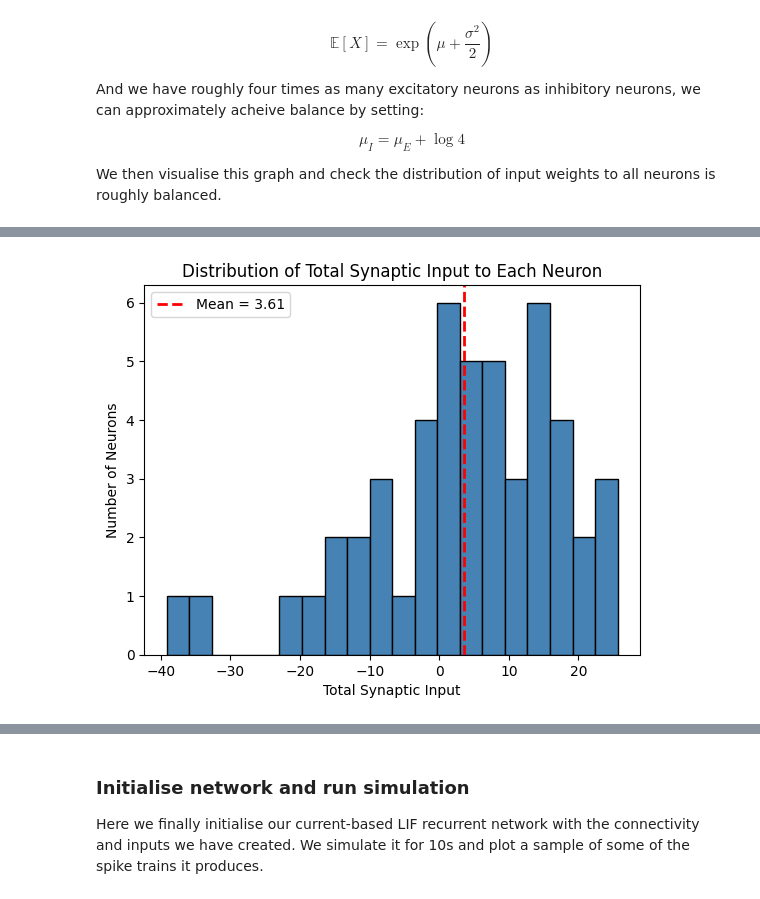
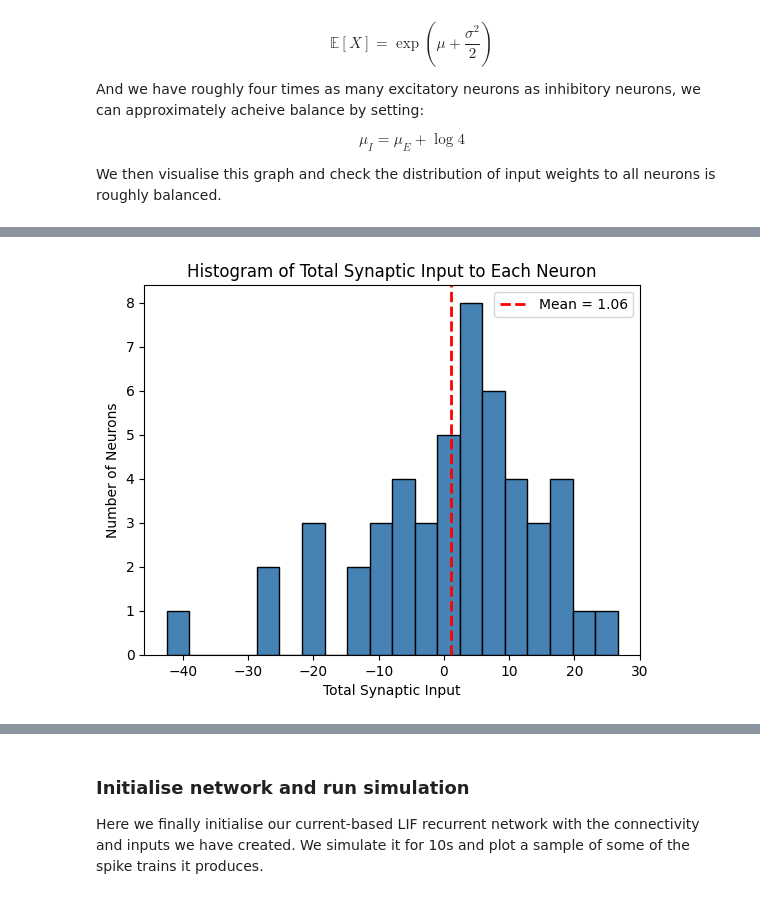
Before and after one commit to rory-bedford/connectome-snns, a Jupyter notebook: notebooks/generating-spiketrains-example.ipynb, the cells around one changed output, grey strips where cells are left out. Saved outputs shown, nothing was run; the diff lists cells and outputs as text; code cells hidden in the pictures.

```diff
--- a/notebooks/generating-spiketrains-example.ipynb
+++ b/notebooks/generating-spiketrains-example.ipynb
@@ -29,0 +32,3 @@ Repository root: /home/bedfrory/Documents/connectome-snns
+# %%
+# Load network parameters from CSV
+params_df = pd.read_csv(repo_root / "parameters" / "Dp-default.csv", comment="#")
@@ -38,9 +123,10 @@ We then visualise this graph. Note that the assembly structure is not obvious be
 # %%
+# Generate assembly-based connectivity graph and neuron types
 connectivity_graph, neuron_types = topology_generators.assembly_generator(
-    n_nodes=50,
-    n_assemblies=5,
-    p_within=0.3,
-    p_between=0.1,
-    p_exc=0.8,
+    num_neurons=num_neurons,
+    num_assemblies=num_assemblies,
+    p_within=p_within,
+    p_between=p_between,
+    p_E=p_E,
 )
 # %%
@@ -70,10 +174,11 @@ We then visualise this graph and check the distribution of input weights to all
 # %%
+# Assign log-normal weights to connectivity graph
 weights = weight_assigners.assign_weights_lognormal(
     connectivity_graph=connectivity_graph,
     neuron_types=neuron_types,
-    E_mean=1.0,
-    E_std=0.2,
-    I_mean=2.39,
-    I_std=0.2,
+    w_mu_E=w_mu_E,
+    w_sigma_E=w_sigma_E,
+    w_mu_I=w_mu_I,
+    w_sigma_I=w_sigma_I,
 )
 # %%
@@ -88,14 +194,15 @@ plt.show()
 # %%
+# Plot histogram of total synaptic input to each neuron
 synaptic_inputs = weights.sum(axis=0)
 mean_input = synaptic_inputs.mean()
 
 fig, ax = plt.subplots()
 ax.hist(synaptic_inputs, bins=20, color="steelblue", edgecolor="black")
 ax.axvline(mean_input, color="red", linestyle="--", linewidth=2, label=f"Mean = {mean_input:.2f}")
-ax.set_title("Distribution of Total Synaptic Input to Each Neuron")
+ax.set_title("Histogram of Total Synaptic Input to Each Neuron")
 ax.set_xlabel("Total Synaptic Input")
 ax.set_ylabel("Number of Neurons")
 ax.legend()
 plt.show()
 # %% [output]
-[figure, old version]
+[figure, new version]
```
Also changed, not shown: parts of 26 cells of this notebook, 4 other files.
